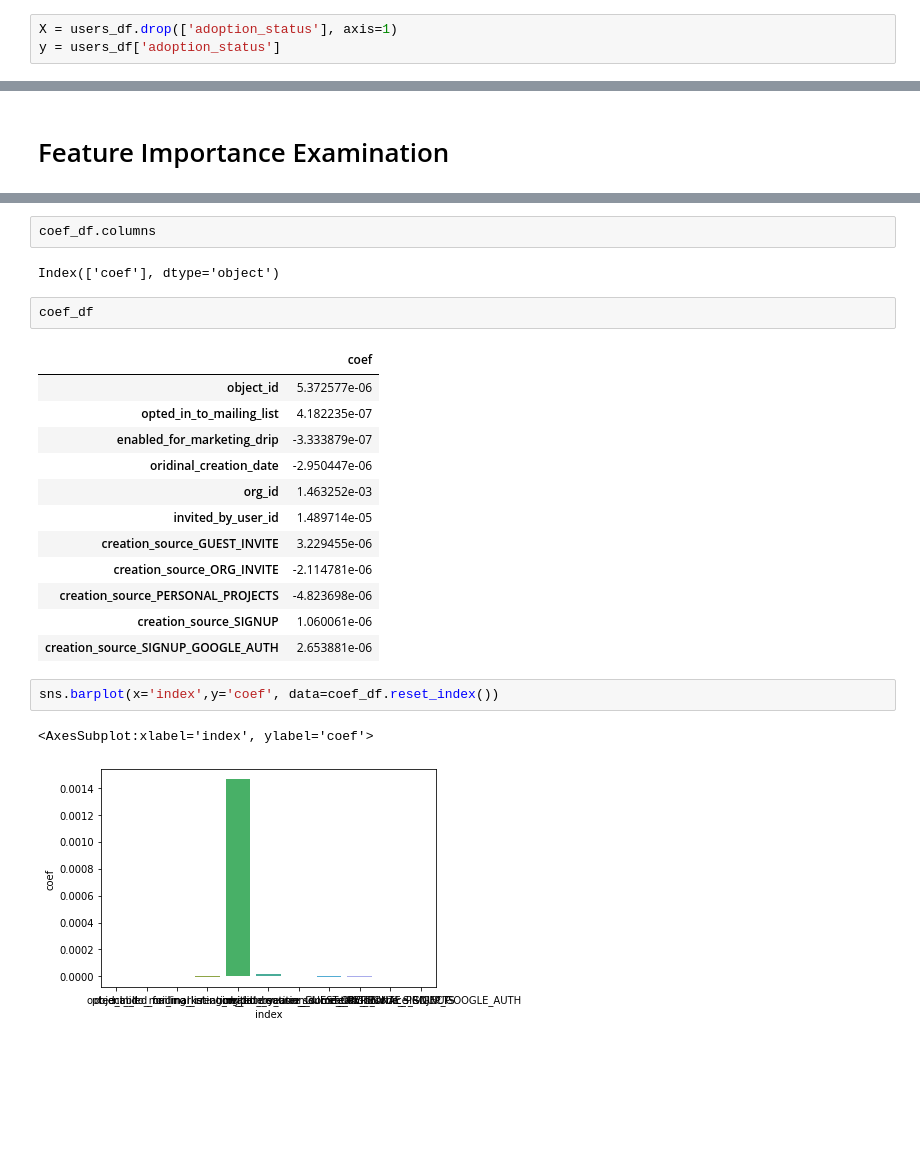
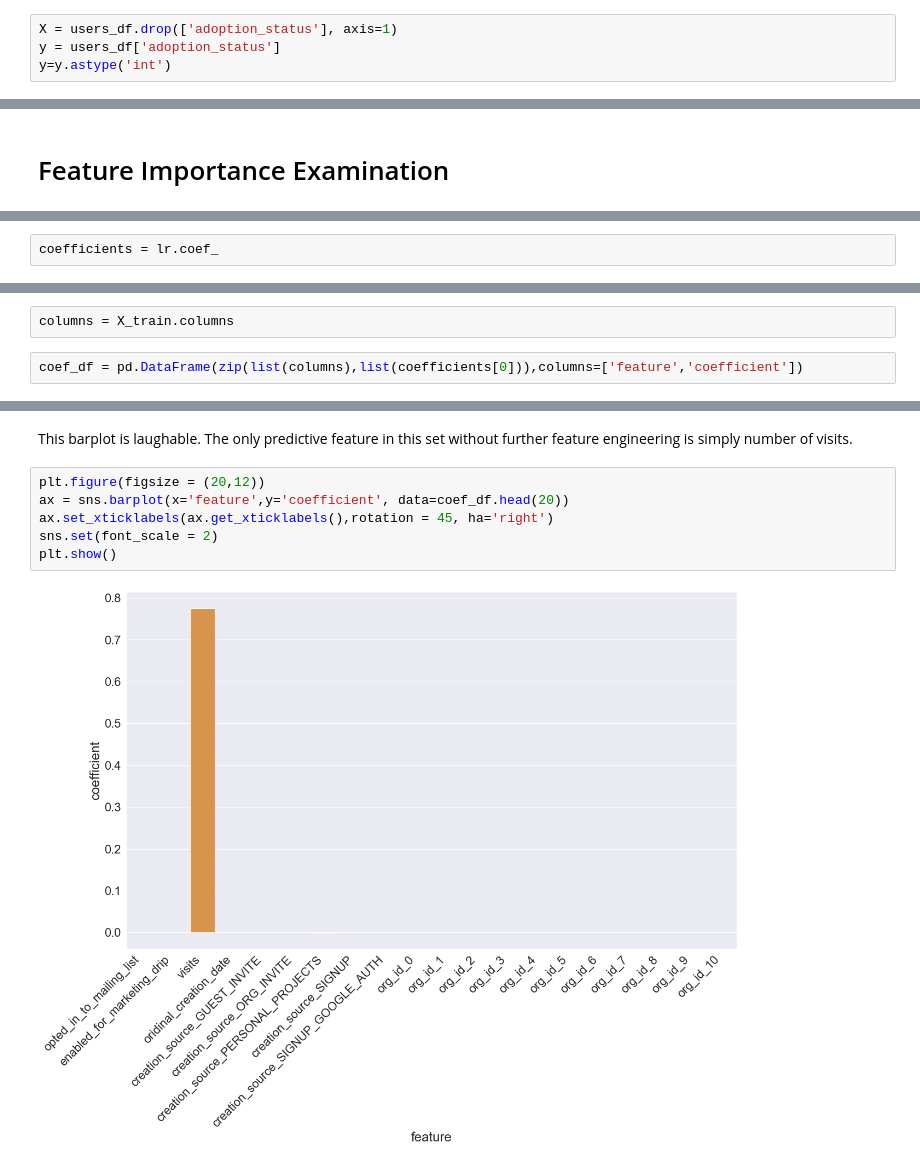
Before and after one commit to Prathmun/Springboard-Relax-Challenge, a Jupyter notebook: Relax Challenge Notebook.ipynb, the cells around one changed output, grey strips where cells are left out. Drawn from its saved outputs; the diff is of its cells as text; blank space fills up the shorter version.

```diff
--- a/Relax Challenge Notebook.ipynb
+++ b/Relax Challenge Notebook.ipynb
@@ -684,6 +495,7 @@ users_df = users_df.join(dummy)
 # %%
 X = users_df.drop(['adoption_status'], axis=1)
 y = users_df['adoption_status']
+y=y.astype('int')
 # %%
 X_train, X_test, y_train, y_test = train_test_split(X, y, test_size=.30)
 # %% [markdown]
@@ -765,0 +511,2 @@ coef_df= coef_df.drop(columns=[0])
+# %%
+coefficients = lr.coef_
@@ -766 +518,5 @@ coef_df= coef_df.drop(columns=[0])
+# %%
+columns = X_train.columns
+# %%
+coef_df = pd.DataFrame(zip(list(columns),list(coefficients[0])),columns=['feature','coefficient'])
 # %%
@@ -781,24 +542,10 @@ Name: coef, dtype: float64
-# %%
-coef_df.columns
-# %% [output]
-Index(['coef'], dtype='object')
-# %%
-coef_df
-# %% [output]
-|  | coef |
-| object_id | 5.372577e-06 |
-| opted_in_to_mailing_list | 4.182235e-07 |
-| enabled_for_marketing_drip | -3.333879e-07 |
-| oridinal_creation_date | -2.950447e-06 |
-| org_id | 1.463252e-03 |
-| invited_by_user_id | 1.489714e-05 |
-| creation_source_GUEST_INVITE | 3.229455e-06 |
-| creation_source_ORG_INVITE | -2.114781e-06 |
-| creation_source_PERSONAL_PROJECTS | -4.823698e-06 |
-| creation_source_SIGNUP | 1.060061e-06 |
-| creation_source_SIGNUP_GOOGLE_AUTH | 2.653881e-06 |
-# %%
-sns.barplot(x='index',y='coef', data=coef_df.reset_index())
-# %% [output]
-<AxesSubplot:xlabel='index', ylabel='coef'>
-[figure, removed]
+# %% [markdown]
+This barplot is laughable. The only predictive feature in this set without further feature engineering is simply number of visits.
+# %%
+plt.figure(figsize = (20,12))
+ax = sns.barplot(x='feature',y='coefficient', data=coef_df.head(20))
+ax.set_xticklabels(ax.get_xticklabels(),rotation = 45, ha='right')
+sns.set(font_scale = 2)
+plt.show()
+# %% [output]
+[figure, added]
```
Also changed, not shown: parts of 115 cells of this notebook, 2 other files.
